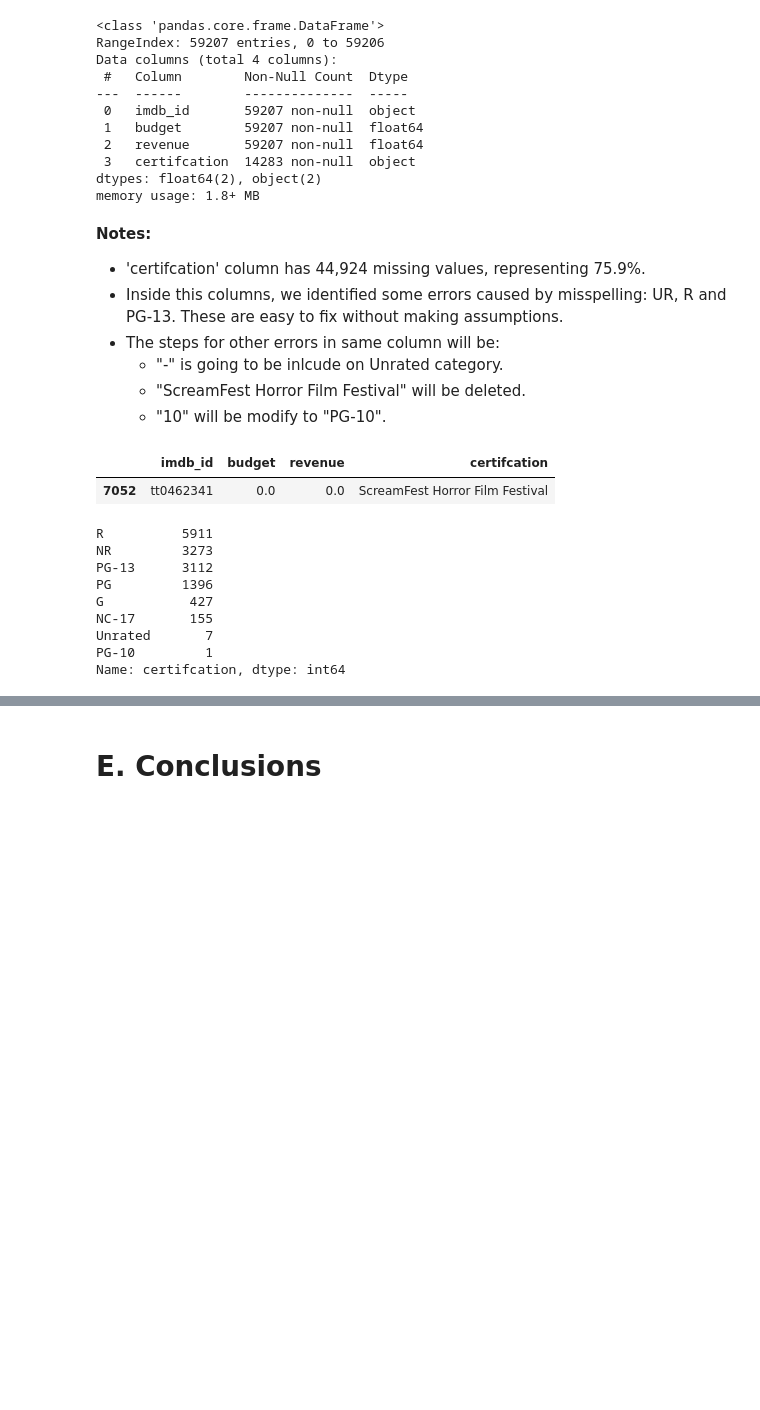
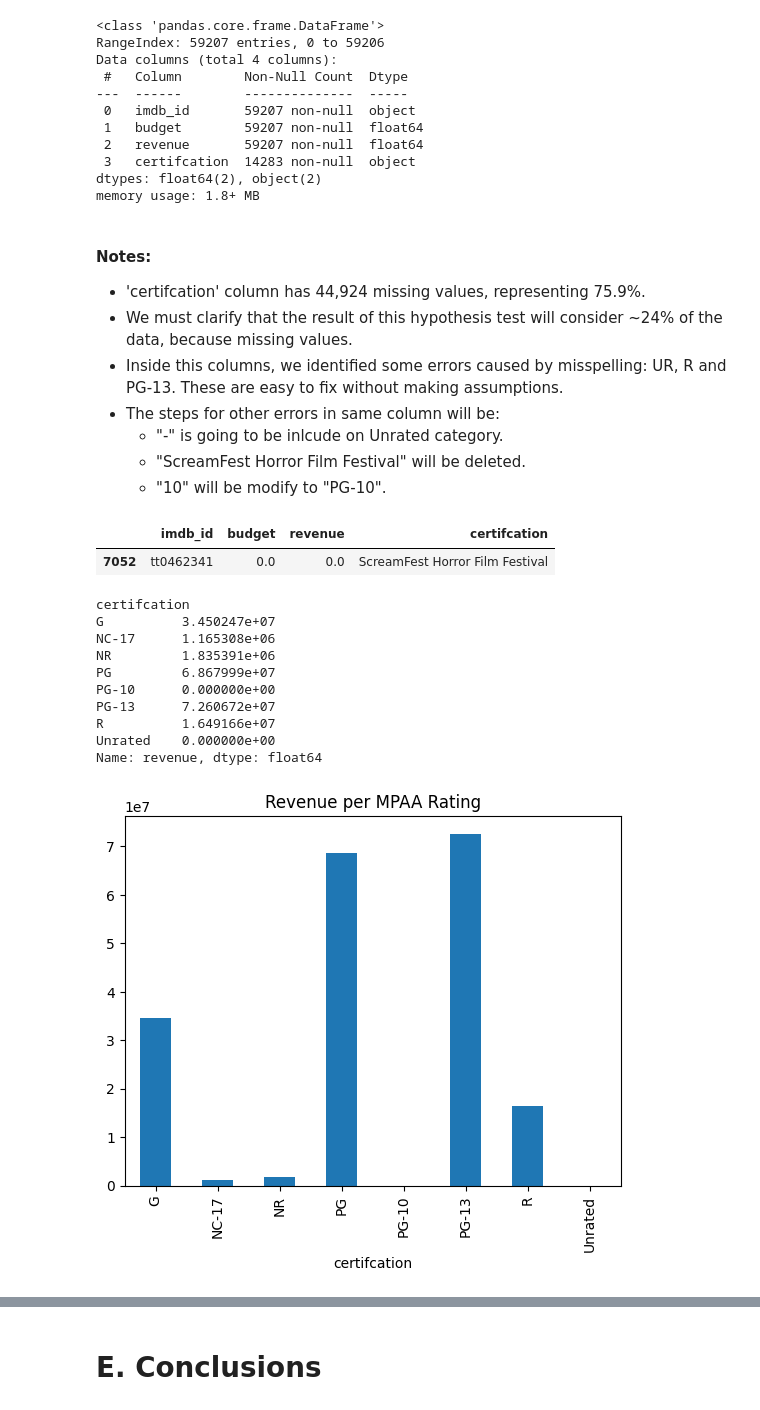
Before and after one commit to edleafvirtual/Project-3-IMDb-Successful-movie, a Jupyter notebook: Part E - A-B Testing.ipynb, the cells around one changed output, grey strips where cells are left out. Saved outputs shown, nothing was run; the diff lists cells and outputs as text; code cells hidden in the pictures; blank space fills up the shorter version.

Commit message:
Part E updated
SQL databases created.
First A/B Test done.

```diff
--- a/Part E - A-B Testing.ipynb
+++ b/Part E - A-B Testing.ipynb
@@ -139,8 +237,9 @@ Data columns (total 4 columns):
 dtypes: float64(2), object(2)
 memory usage: 1.8+ MB
 # %% [markdown]
-**Notes:**
+#### **Notes:**
 - 'certifcation' column has 44,924 missing values, representing 75.9%.
+- We must clarify that the result of this hypothesis test will consider ~24% of the data, because missing values.
 - Inside this columns, we identified some errors caused by misspelling: UR, R and PG-13. These are easy to fix without making assumptions.
 - The steps for other errors in same column will be:
     - "-" is going to be inlcude on Unrated category.
@@ -161,14 +260,16 @@ cert_list_replacement = {'UR':'Unrated', 'PG-13 ':'PG-13', '-':'Unrated', 'R ':'
 tmbd_df['certifcation'] = tmbd_df['certifcation'].replace(cert_list_replacement)
 # %%
 # Confirm modification.
-tmbd_df['certifcation'].value_counts()
+tmbd_df.groupby('certifcation')['revenue'].mean().plot(kind='bar', title='Revenue per MPAA Rating');
 # %% [output]
-R          5911
-NR         3273
-PG-13      3112
-PG         1396
-G           427
-NC-17       155
-Unrated       7
-PG-10         1
-Name: certifcation, dtype: int64
+certifcation
+G          3.450247e+07
+NC-17      1.165308e+06
+NR         1.835391e+06
+PG         6.867999e+07
+PG-10      0.000000e+00
+PG-13      7.260672e+07
+R          1.649166e+07
+Unrated    0.000000e+00
+Name: revenue, dtype: float64
+[figure, added]
```
Also changed, not shown: parts of 45 cells of this notebook, 6 other files.
